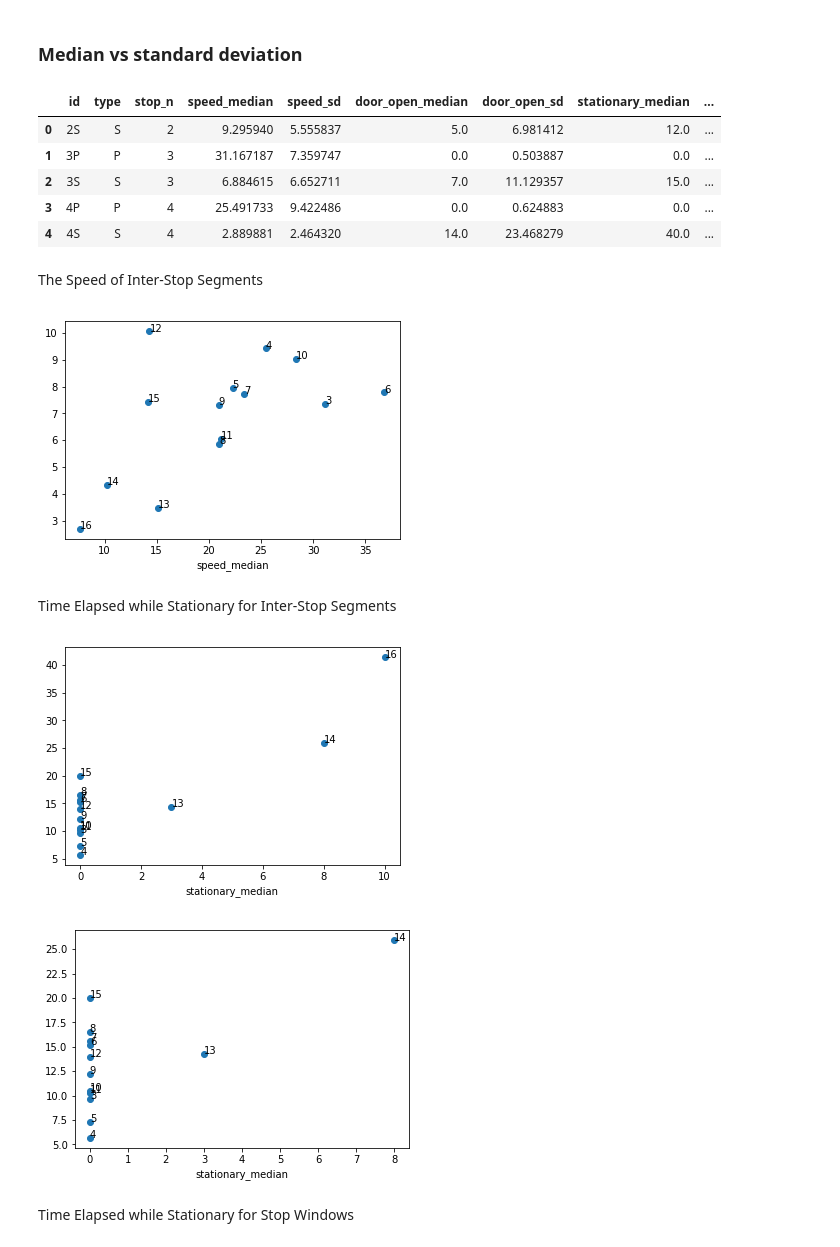
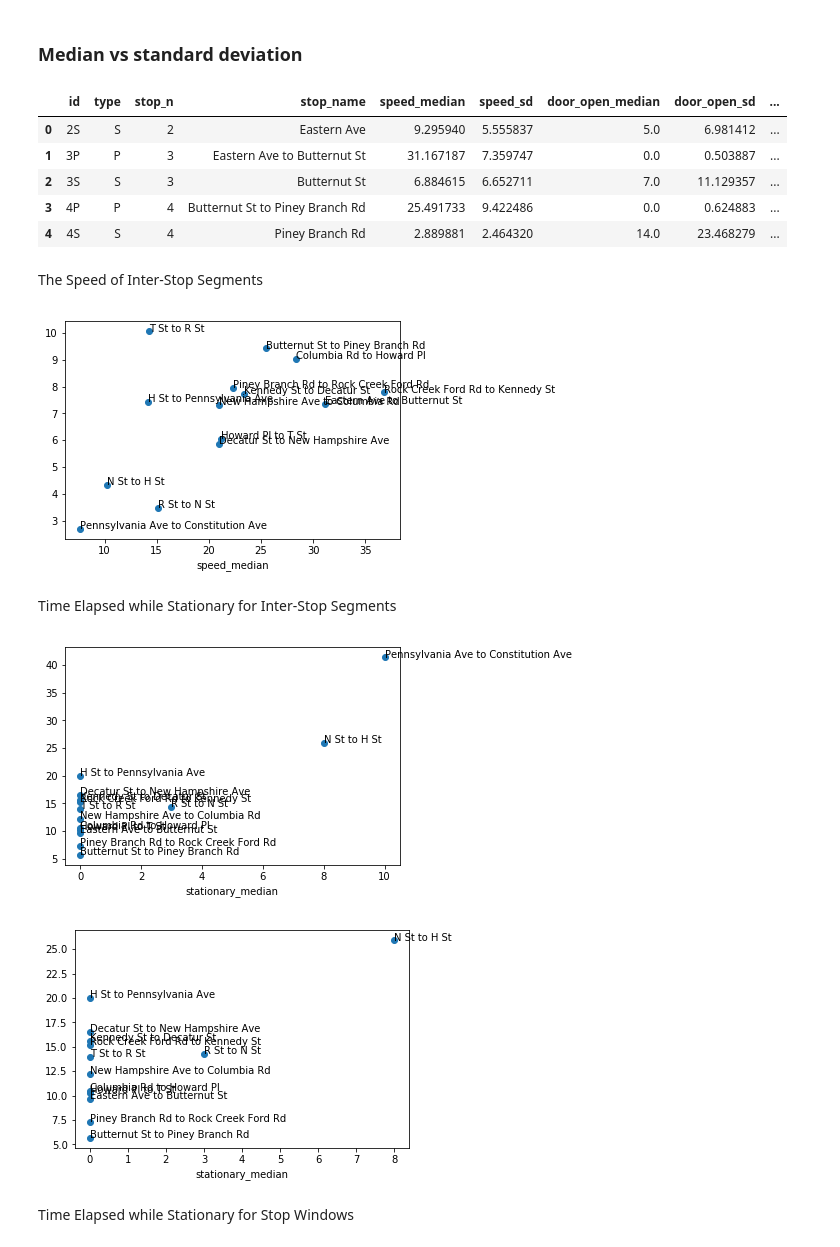
Before and after one commit to ehabebeid/ehabebeid.github.io, a Jupyter notebook: bus_avl/index.ipynb, the cells around one changed output. Saved outputs shown, nothing was run; the diff lists cells and outputs as text; code cells hidden in the pictures.

Commit message:
Update stop names

```diff
--- a/bus_avl/index.ipynb
+++ b/bus_avl/index.ipynb
@@ -251,6 +251,25 @@ def ts_diff(ts1, ts2):
     return (abs(d2-d1).total_seconds()/60)
 # %% [markdown]
 ### Segment Analysis
+# %%
+# Map stop names to stop numbers
+stop_names = ["",
+              "Silver Spring Station",
+              "Eastern Ave",
+              "Butternut St",
+              "Piney Branch Rd",
+              "Rock Creek Ford Rd",
+              "Kennedy St",
+              "Decatur St",
+              "New Hampshire Ave",
+              "Columbia Rd",
+              "Howard Pl",
+              "T St",
+              "R St",
+              "N St",
+              "H St",
+              "Pennsylvania Ave",
+              "Constitution Ave"]
 # %%
 segments = {}
 for name, group in df_all_cln.loc[df_all_cln['invalid'] == 0].groupby('route_run_id'):
@@ -495,7 +514,7 @@ show_segment_hists(segment_stationary, "Secs of vehicle stationary")
 # %%
 # Convert below to using above data frames
 
-cols = ['id', 'type', 'stop_n', 'speed_median', 'speed_sd', 'door_open_median', 'door_open_sd', 'stationary_median', 'stationary_sd']
+cols = ['id', 'type', 'stop_n', 'stop_name', 'speed_median', 'speed_sd', 'door_open_median', 'door_open_sd', 'stationary_median', 'stationary_sd']
 summary = pd.DataFrame(columns = cols)
 
 for key, l in segment_speeds.items():
@@ -503,25 +522,27 @@ for key, l in segment_speeds.items():
     door = segment_door_open[key]
     stationary = segment_stationary[key]
 
+    stop_n = int(key[:-1])
+
     if "S" in key:
         tp = "S"
+        seg_name = stop_names[int(stop_n)]
     else:
         tp = "P"
+        seg_name = stop_names[int(stop_n)-1] + " to " + stop_names[int(stop_n)]
 
-    stop_n = int(key[:-1])
-
-    row_list = [key, tp, stop_n, np.median(speeds), np.std(speeds), np.median(door), np.std(door), np.median(stationary), np.std(stationary)]
+    row_list = [key, tp, stop_n, seg_name, np.median(speeds), np.std(speeds), np.median(door), np.std(door), np.median(stationary), np.std(stationary)]
 
     summary = summary.append(pd.DataFrame([row_list], columns=cols),ignore_index=True)
 
 summary.head()
 # %% [output]
-|  | id | type | stop_n | speed_median | speed_sd | door_open_median | door_open_sd | stationary_median | ... |
-| 0 | 2S | S | 2 | 9.295940 | 5.555837 | 5.0 | 6.981412 | 12.0 | ... |
-| 1 | 3P | P | 3 | 31.167187 | 7.359747 | 0.0 | 0.503887 | 0.0 | ... |
-| 2 | 3S | S | 3 | 6.884615 | 6.652711 | 7.0 | 11.129357 | 15.0 | ... |
-| 3 | 4P | P | 4 | 25.491733 | 9.422486 | 0.0 | 0.624883 | 0.0 | ... |
-| 4 | 4S | S | 4 | 2.889881 | 2.464320 | 14.0 | 23.468279 | 40.0 | ... |
+|  | id | type | stop_n | stop_name | speed_median | speed_sd | door_open_median | door_open_sd | ... |
+| 0 | 2S | S | 2 | Eastern Ave | 9.295940 | 5.555837 | 5.0 | 6.981412 | ... |
+| 1 | 3P | P | 3 | Eastern Ave to Butternut St | 31.167187 | 7.359747 | 0.0 | 0.503887 | ... |
+| 2 | 3S | S | 3 | Butternut St | 6.884615 | 6.652711 | 7.0 | 11.129357 | ... |
+| 3 | 4P | P | 4 | Butternut St to Piney Branch Rd | 25.491733 | 9.422486 | 0.0 | 0.624883 | ... |
+| 4 | 4S | S | 4 | Piney Branch Rd | 2.889881 | 2.464320 | 14.0 | 23.468279 | ... |
 # %%
 summary_p = summary[summary.type=="P"]
 summary_s = summary[summary.type=="S"]
@@ -534,24 +555,24 @@ def label_point(x, y, val, ax, tp = None):
 The Speed of Inter-Stop Segments
 # %%
 ax = summary_p.set_index('speed_median')['speed_sd'].plot(style='o')
-label_point(summary_p.speed_median, summary_p.speed_sd, summary_p.stop_n, ax)
+label_point(summary_p.speed_median, summary_p.speed_sd, summary_p.stop_name, ax)
 # %% [output]
-[figure, old version]
+[figure, new version]
 # %% [markdown]
 Time Elapsed while Stationary for Inter-Stop Segments
 # %%
 ax = summary_p.set_index('stationary_median')['stationary_sd'].plot(style='o')
-label_point(summary_p.stationary_median, summary_p.stationary_sd, summary_p.stop_n, ax)
+label_point(summary_p.stationary_median, summary_p.stationary_sd, summary_p.stop_name, ax)
 # %% [output]
-[figure, old version]
+[figure, new version]
 # %%
 # 16 might need to be excluded
 summary_p = summary_p[summary_p.stop_n != 16]
 # %%
 ax = summary_p.set_index('stationary_median')['stationary_sd'].plot(style='o')
-label_point(summary_p.stationary_median, summary_p.stationary_sd, summary_p.stop_n, ax)
+label_point(summary_p.stationary_median, summary_p.stationary_sd, summary_p.stop_name, ax)
 # %% [output]
-[figure, old version]
+[figure, new version]
 # %% [markdown]
 Time Elapsed while Stationary for Stop Windows
 # %%
```
Also changed, not shown: parts of 11 cells of this notebook.
